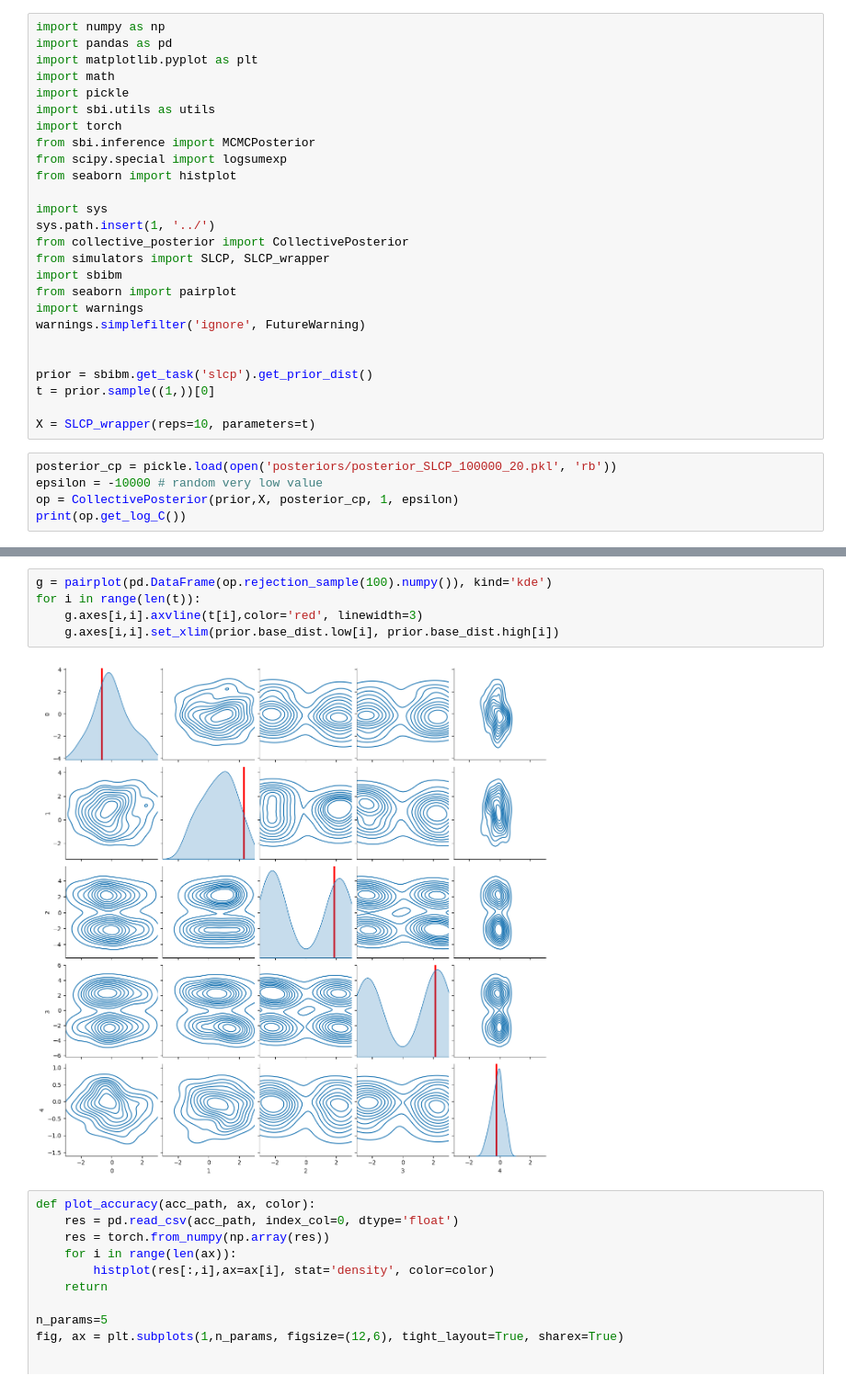
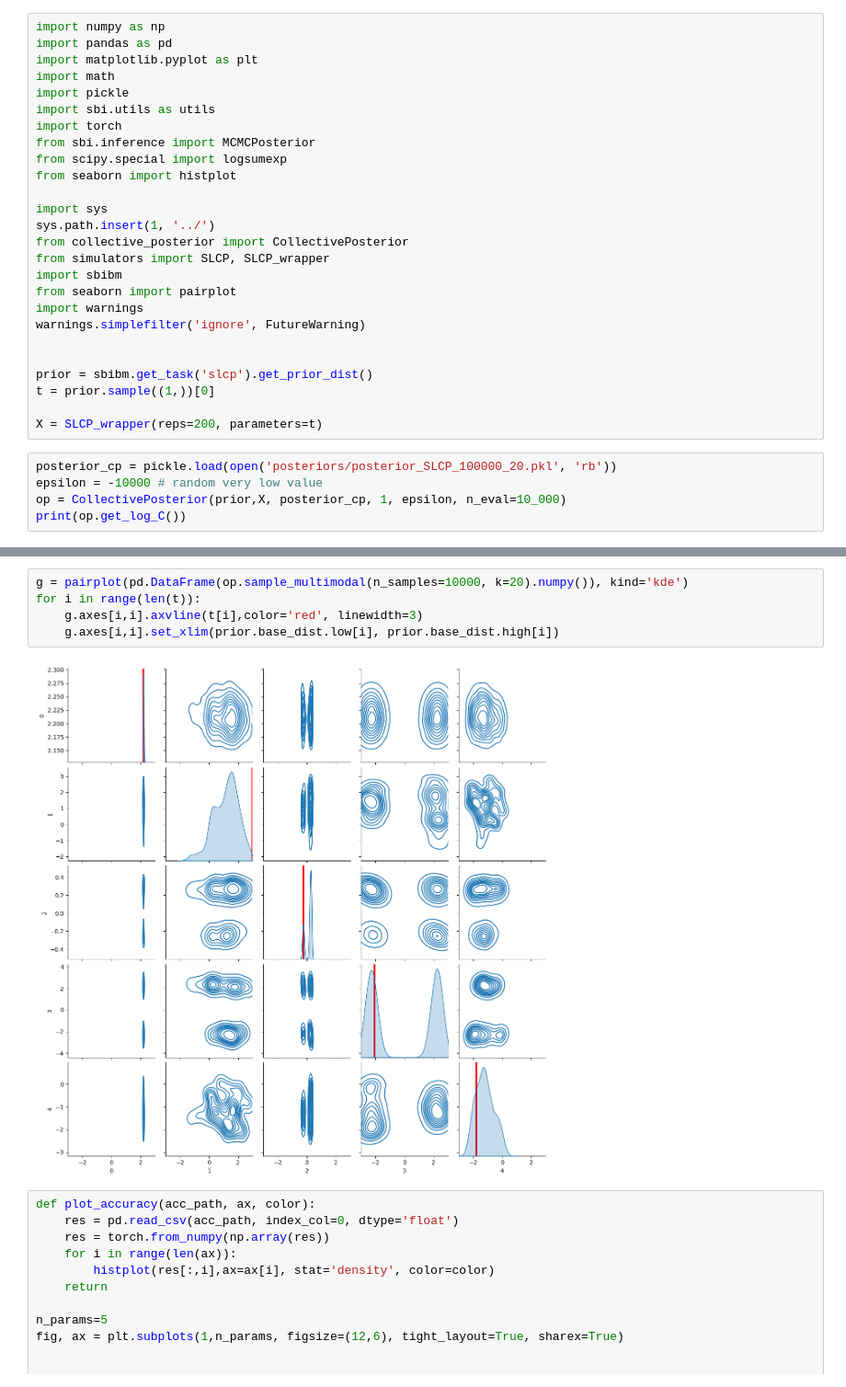
Before and after one commit to yoavram-lab/collective_posterior, a Jupyter notebook: SLCP/test collective.ipynb, the cells around one changed output, grey strips where cells are left out. Shown at 92% size. Drawn from its saved outputs; the diff is of its cells as text.

```diff
--- a/SLCP/test collective.ipynb
+++ b/SLCP/test collective.ipynb
@@ -23,10 +23,10 @@ warnings.simplefilter('ignore', FutureWarning)
 prior = sbibm.get_task('slcp').get_prior_dist()
 t = prior.sample((1,))[0]
 
-X = SLCP_wrapper(reps=10, parameters=t)
+X = SLCP_wrapper(reps=200, parameters=t)
 # %%
 posterior_cp = pickle.load(open('posteriors/posterior_SLCP_100000_20.pkl', 'rb'))
 epsilon = -10000 # random very low value
-op = CollectivePosterior(prior,X, posterior_cp, 1, epsilon)
+op = CollectivePosterior(prior,X, posterior_cp, 1, epsilon, n_eval=10_000)
 print(op.get_log_C())
 # %% [output]
@@ -34,10 +34,10 @@ tensor(150.7182)
 # %%
-g = pairplot(pd.DataFrame(op.rejection_sample(100).numpy()), kind='kde')
+g = pairplot(pd.DataFrame(op.sample_multimodal(n_samples=10000, k=20).numpy()), kind='kde')
 for i in range(len(t)):
     g.axes[i,i].axvline(t[i],color='red', linewidth=3)
     g.axes[i,i].set_xlim(prior.base_dist.low[i], prior.base_dist.high[i])
 # %% [output]
-[figure, old version]
+[figure, new version]
 # %%
 def plot_accuracy(acc_path, ax, color):
     res = pd.read_csv(acc_path, index_col=0, dtype='float')
```
Also changed, not shown: parts of 1 cell of this notebook, 7 other files.
